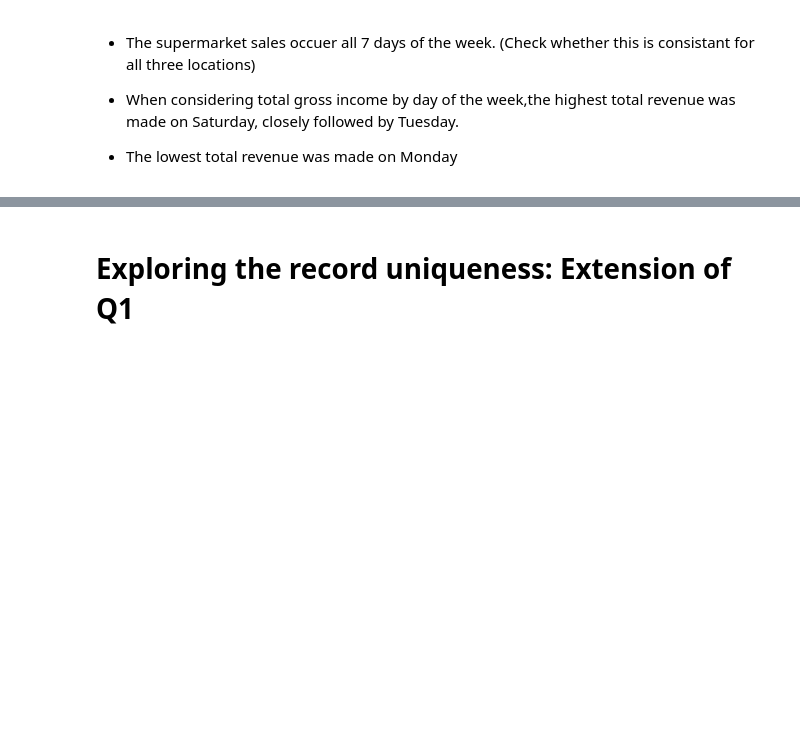
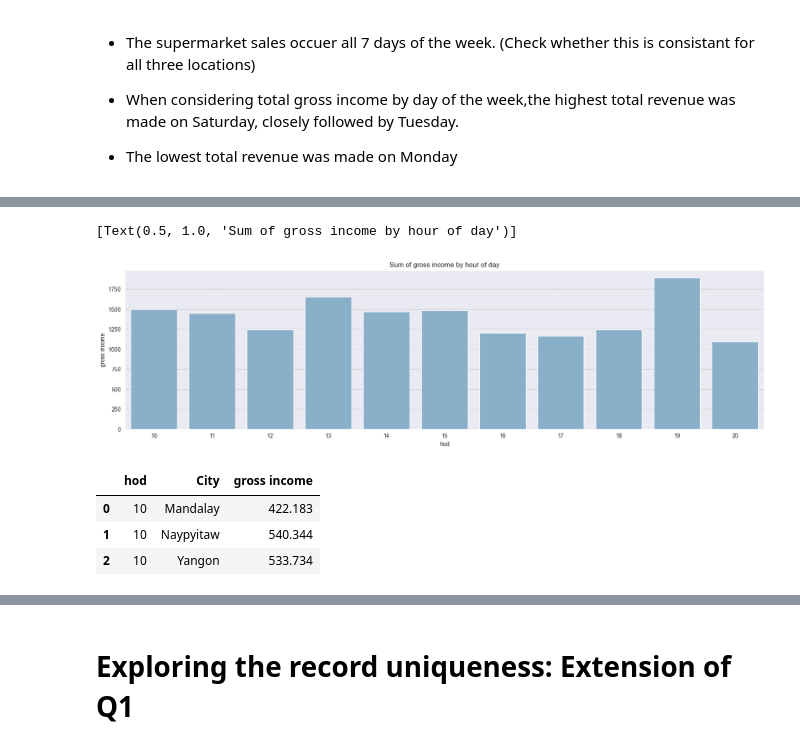
Before and after one commit to Zzzhenya/Supermarket_sales, a Jupyter notebook: Supermarket_data_exploration.ipynb, the cells around one changed output, grey strips where cells are left out. Drawn from its saved outputs; the diff is of its cells as text; code cells hidden in the pictures; blank space fills up the shorter version.

```diff
--- a/Supermarket_data_exploration.ipynb
+++ b/Supermarket_data_exploration.ipynb
@@ -997,0 +1067,8 @@ sns.barplot(
+# %%
+hour_of_day = df_dt.copy()
+
+hod_list = []
+for line in hour_of_day["date_time"]:
+     hod_list.append(line.hour)
+hour_of_day["hod"] = hod_list
+hour_of_day.head(3)
@@ -997,0 +1081,4 @@ sns.barplot(
+# %%
+hod_income = hour_of_day.groupby("hod")[["gross income"]].sum()
+hod_income.reset_index(inplace=True)
+hod_income
@@ -997,0 +1098,22 @@ sns.barplot(
+# %%
+fig, ax = plt.subplots(figsize=(20, 5))
+sns.barplot(
+    data = hod_income,
+    x = "hod",
+    y = "gross income",
+    color = cat_palette[4],
+    #order = ["Mon","Tue","Wed", "Thu", "Fri", "Sat","Sun"],
+    ax = ax).set(
+    title = "Sum of gross income by hour of day")
+# %% [output]
+[Text(0.5, 1.0, 'Sum of gross income by hour of day')]
+[figure, added]
+# %%
+hod_income_city = hour_of_day.groupby(["hod","City"])[["gross income"]].sum()
+hod_income_city.reset_index(inplace=True)
+hod_income_city.head(3)
+# %% [output]
+|  | hod | City | gross income |
+| 0 | 10 | Mandalay | 422.183 |
+| 1 | 10 | Naypyitaw | 540.344 |
+| 2 | 10 | Yangon | 533.734 |
```
Also changed, not shown: parts of 11 cells of this notebook, 1 other file.
